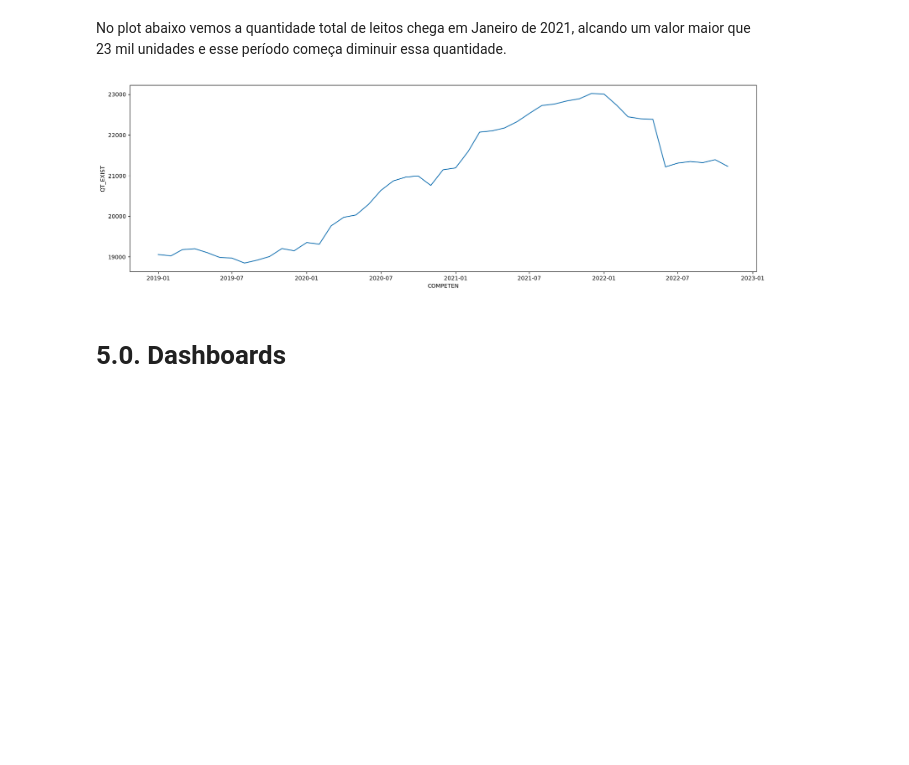
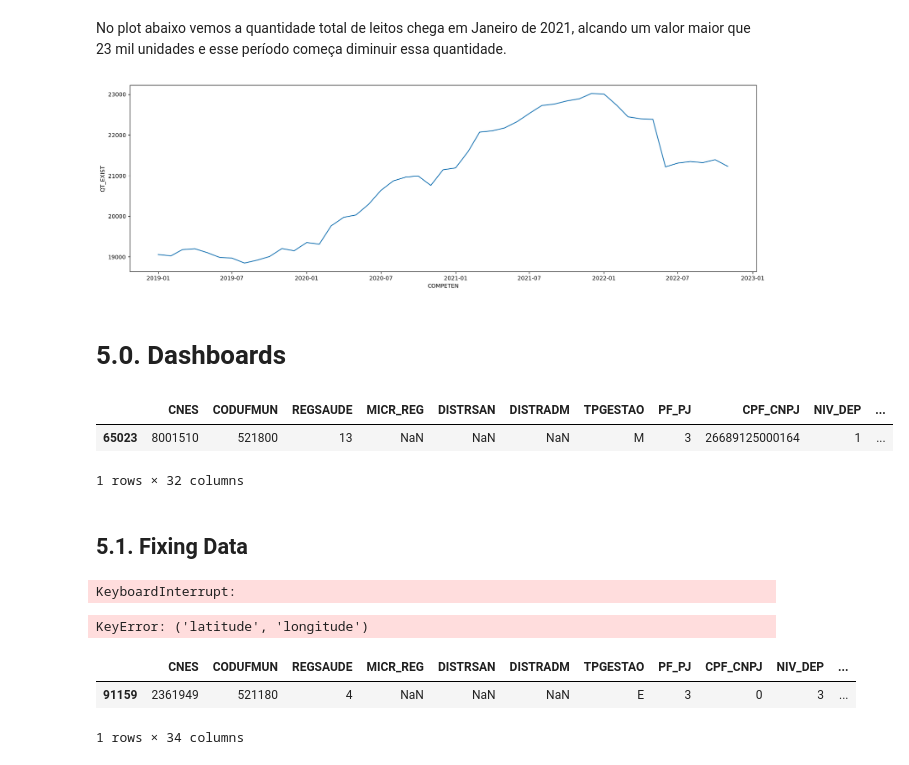
Before and after one commit to math-prog/covid19_leitos_go, a Jupyter notebook: notebooks/0.0-mso-covid_19_leitos.ipynb, the cells around one changed output. Drawn from its saved outputs; the diff is of its cells as text; code cells hidden in the pictures; blank space fills up the shorter version.

```diff
--- a/notebooks/0.0-mso-covid_19_leitos.ipynb
+++ b/notebooks/0.0-mso-covid_19_leitos.ipynb
@@ -441,5 +443,32 @@ sns.lineplot(x = 'COMPETEN', y = 'QT_EXIST', data = aux1)
 plt.show()
 # %% [output]
 [figure]
+# %%
+df5 = df4.copy()
 # %% [markdown]
 # 5.0. Dashboards
+# %%
+df5.sample()
+# %% [output]
+|  | CNES | CODUFMUN | REGSAUDE | MICR_REG | DISTRSAN | DISTRADM | TPGESTAO | PF_PJ | CPF_CNPJ | NIV_DEP | ... |
+| 65023 | 8001510 | 521800 | 13 | NaN | NaN | NaN | M | 3 | 26689125000164 | 1 | ... |
+1 rows × 32 columns
+# %% [markdown]
+## 5.1. Fixing Data
+# %%
+df_coords = pd.read_csv("../data/external/municipios.csv")
+
+df5["LATITUDE"] = None
+df5["LONGITUDE"] = None
+
+# Atribua as coordenadas apropriadas de cada cidade às colunas de latitude e longitude
+for index, row in df5.iterrows():
+    city = row["CIDADE"]
+    coords = df_coords[df_coords["nome"] == city][["latitude", "longitude"]]
+    df5.at[index, "LATITUDE"] = coords.iloc[0]["latitude"]
+    df5.at[index, "LONGITUDE"] = coords.iloc[0]["longitude"]
+
+# Exiba o dataframe atualizado
+df5.sample()
+# %% [output]
+KeyboardInterrupt:
@@ -445,0 +484,28 @@ plt.show()
+# %%
+lat_long = {}
+
+with open('../data/external/municipios.csv') as csv_file:
+    reader = csv.DictReader(csv_file)
+    for row in reader:
+        [row['nome']] = row['latitude', 'longitude']
+        #lat_long[row['nome']] = row['longitude']
+
+#print(municipios)
+# %% [output]
+KeyError: ('latitude', 'longitude')
+# %%
+df_coordenadas = pd.read_csv('../data/external/municipios.csv')
+
+# Definir a função de mapeamento
+def obter_coordenadas(cidade):
+  coordenadas = df_coordenadas.loc[df_coordenadas['nome'] == cidade, ['latitude', 'longitude']]
+  return coordenadas.iloc[0]
+
+# Aplicar a função ao dataframe e atribuir os resultados às novas colunas latitude e longitude
+df5[['LATITUDE', 'LONGITUDE']] = df5['CIDADE'].apply(obter_coordenadas)
+
+df5.sample()
+# %% [output]
+|  | CNES | CODUFMUN | REGSAUDE | MICR_REG | DISTRSAN | DISTRADM | TPGESTAO | PF_PJ | CPF_CNPJ | NIV_DEP | ... |
+| 91159 | 2361949 | 521180 | 4 | NaN | NaN | NaN | E | 3 | 0 | 3 | ... |
+1 rows × 34 columns
```
Also changed, not shown: parts of 5 cells of this notebook, 2 other files.
